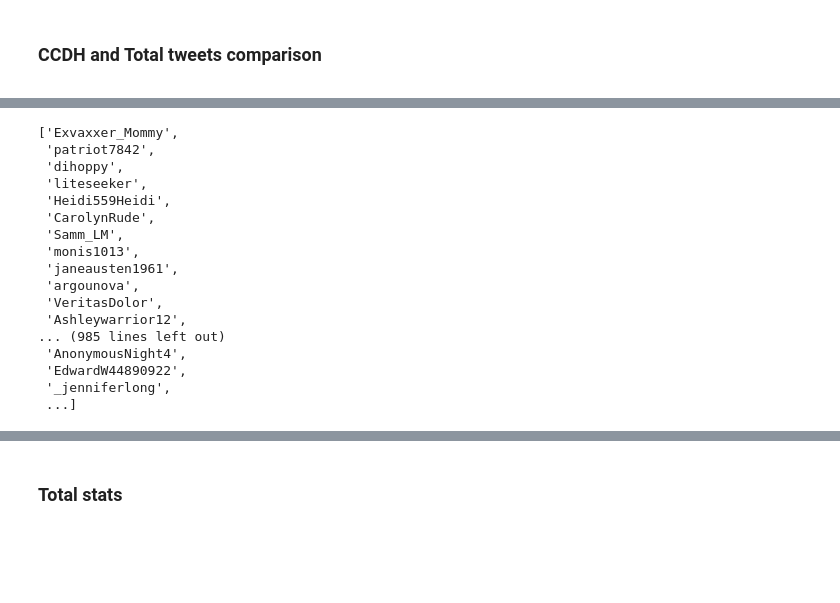
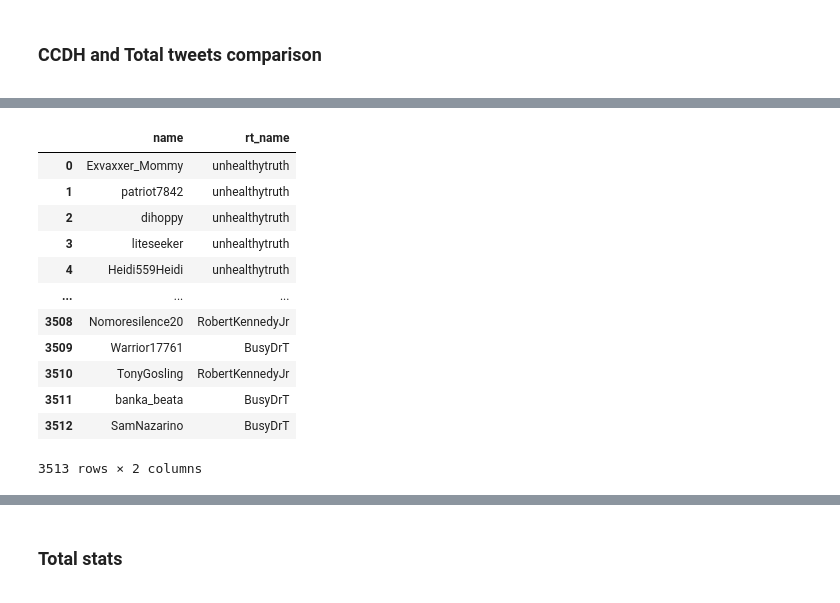
Before and after one commit to gi-ux/BachelorProject, a Jupyter notebook: notebook/Disinform_CCDH.ipynb, the cells around one changed output, grey strips where cells are left out. Drawn from its saved outputs; the diff is of its cells as text; code cells hidden in the pictures; blank space fills up the shorter version.

```diff
--- a/notebook/Disinform_CCDH.ipynb
+++ b/notebook/Disinform_CCDH.ipynb
@@ -396,23 +396,22 @@ Time:  1720.1016784
 # %%
 del result
 del lista
-# %%
-retweet_name
-# %% [output]
-['Exvaxxer_Mommy',
- 'patriot7842',
- 'dihoppy',
- 'liteseeker',
- 'Heidi559Heidi',
- 'CarolynRude',
- 'Samm_LM',
- 'monis1013',
- 'janeausten1961',
- 'argounova',
- 'VeritasDolor',
- 'Ashleywarrior12',
-... (985 lines left out)
- 'AnonymousNight4',
- 'EdwardW44890922',
- '_jenniferlong',
- ...]
+# %%
+df_rt_ccdh = pd.DataFrame(list(zip(retweet_name, retweeted_name)), columns =['name', 'rt_name'])
+df_reply_ccdh = pd.DataFrame(list(zip(reply_name, replied_name)), columns =['name', 'replied_name'])
+# %%
+df_rt_ccdh
+# %% [output]
+|  | name | rt_name |
+| 0 | Exvaxxer_Mommy | unhealthytruth |
+| 1 | patriot7842 | unhealthytruth |
+| 2 | dihoppy | unhealthytruth |
+| 3 | liteseeker | unhealthytruth |
+| 4 | Heidi559Heidi | unhealthytruth |
+| ... | ... | ... |
+| 3508 | Nomoresilence20 | RobertKennedyJr |
+| 3509 | Warrior17761 | BusyDrT |
+| 3510 | TonyGosling | RobertKennedyJr |
+| 3511 | banka_beata | BusyDrT |
+| 3512 | SamNazarino | BusyDrT |
+3513 rows × 2 columns
```
Also changed, not shown: parts of 43 cells of this notebook, 3 other files.
